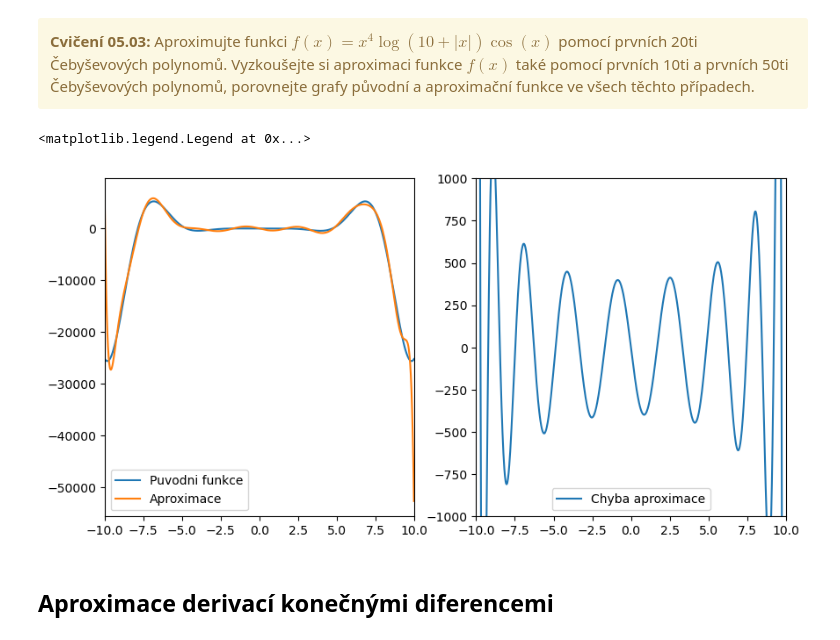
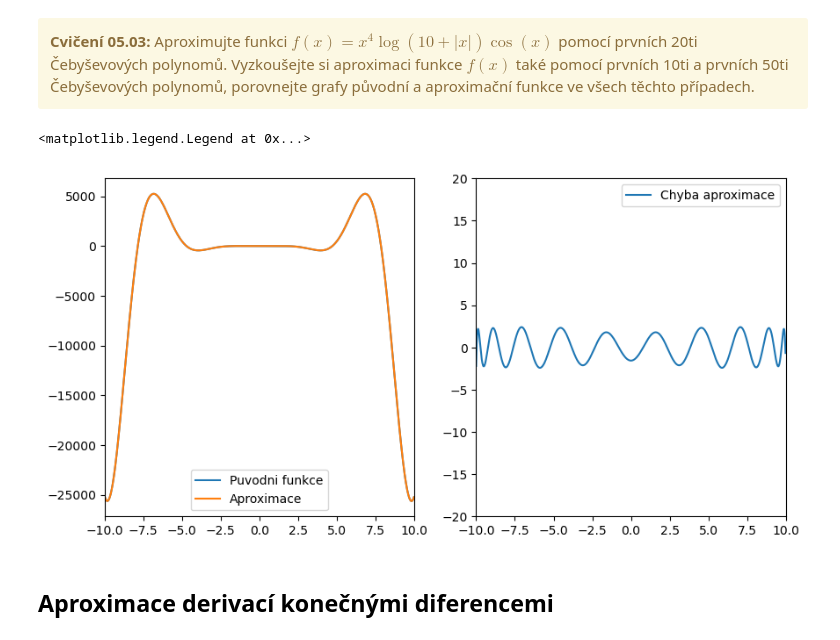
Before and after one commit to jpsikal/anm, a Jupyter notebook: Cviceni05vyplnene.ipynb, the cells around one changed output. Saved outputs shown, nothing was run; the diff lists cells and outputs as text; code cells hidden in the pictures.

```diff
--- a/Cviceni05vyplnene.ipynb
+++ b/Cviceni05vyplnene.ipynb
@@ -104,7 +104,7 @@ def func(xx): # hodnota funkce pro xx transformovane z <a,b> na <-1,1>
 
 def c(j): # koeficienty cj (viz. prednaska)
     suma = 0
-    for k in range(N):
+    for k in range(1,N+1):   # zde oprava oproti puvodni verzi reseni, zmenena dolni a horni mez iteracni promenne k
         suma = suma + func(np.cos(np.pi/N*(k-0.5)) )  *  np.cos(np.pi/N*(k-0.5)*j )
     return 2*suma/N
 
@@ -128,35 +128,35 @@ krok = (b-a) / bodu
 x = a
 
 xarr = np.zeros(bodu)
 yarr = np.zeros(bodu)
 
 for i in range(bodu):
     Tj = T(trans(x)) # hodnoty Cebysevovych polynomu v bode x
     y = 0.5*c0*1 # c0 prvni scitanec v aproximovane funkci
     # dale potrebujeme pricist sumu polynomu
     # cj[j] - koeficient cj, tj. j-ty polynom v bode x
     for j in range(N-1):
         y = y + cj[j]*Tj[j]
     xarr[i] = x # ulozime aktualni x
     yarr[i] = y # a aktualni y
     x = x+krok # posuneme se na dalsi x
 
 x1 = np.arange(a,b,krok)
 y1= zadanafce(x1)
 
 fig, ax = plt.subplots(1,2,figsize=(10,5))
 ax[0].plot(x1,y1,label='Puvodni funkce')
 ax[0].plot(xarr,yarr,label='Aproximace')
 ax[0].set_xlim(-10,10)
 ax[0].legend()
 
 ax[1].plot(x1,yarr-y1,label='Chyba aproximace')
 ax[1].set_xlim(-10,10)
-ax[1].set_ylim(-1000,1000)
+ax[1].set_ylim(-20,20)
 ax[1].legend()
 # %% [output]
 <matplotlib.legend.Legend at 0x...>
-[figure, old version]
+[figure, new version]
 # %% [markdown]
 ## Aproximace derivací konečnými diferencemi
 # %% [markdown]
```
Also changed, not shown: 11 other files.
